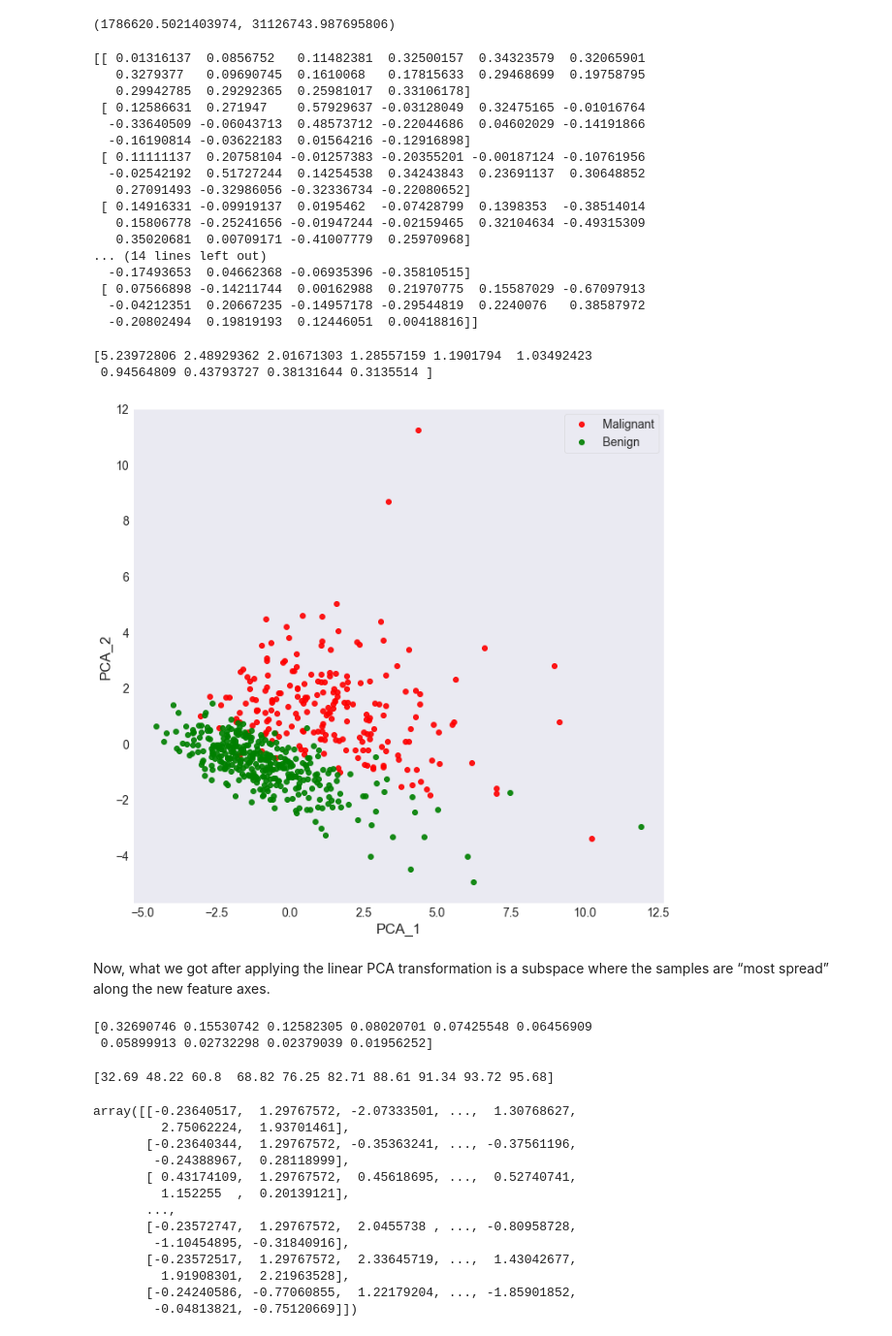
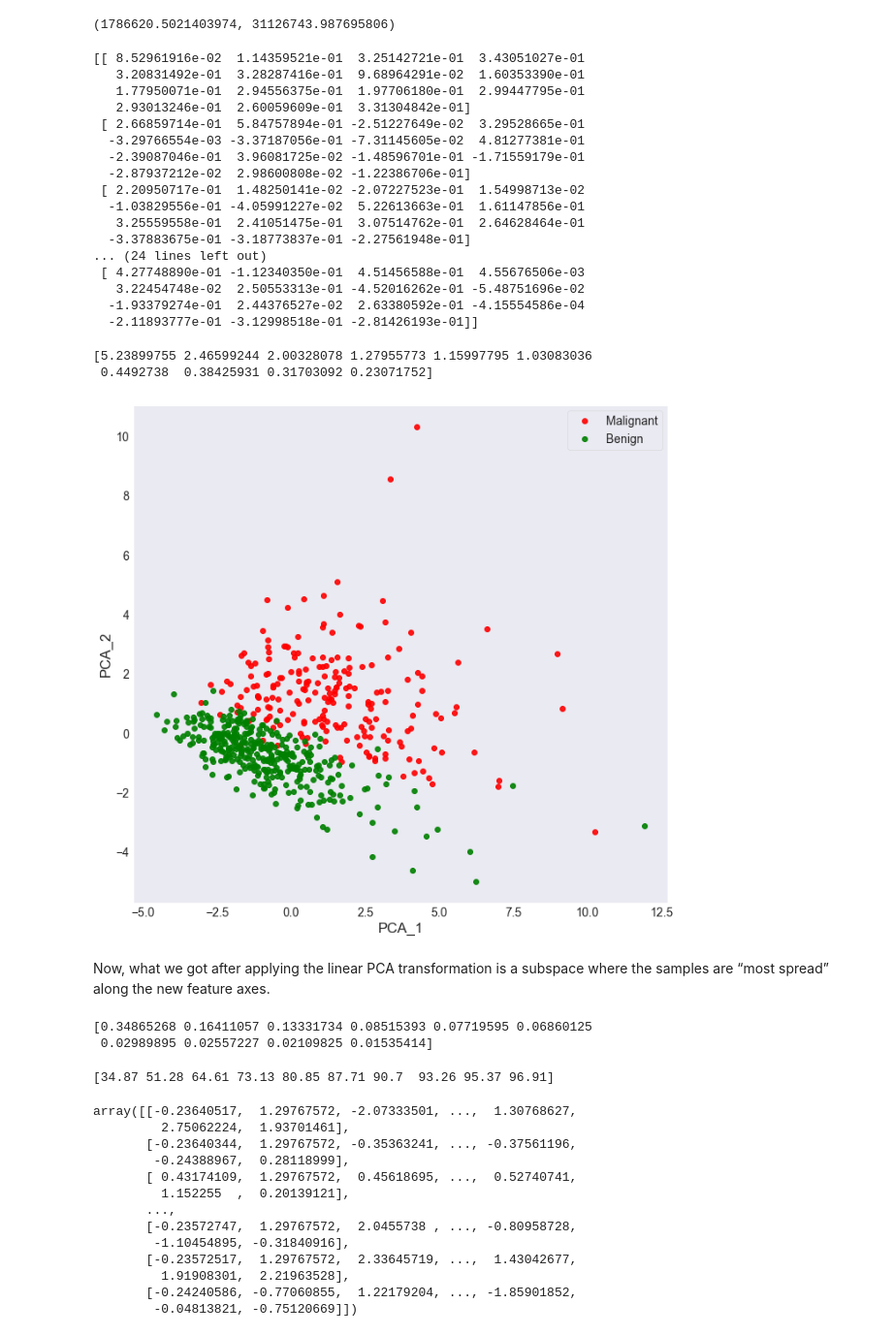
Before and after one commit to shubhramahey/Breast-Cancer-Analysis, a Jupyter notebook: Breast Cancer Analysis.ipynb, the cells around one changed output. Shown at 97% size. Cells and saved outputs as stored; diff of their text form; code cells hidden in the pictures.

```diff
--- a/Breast Cancer Analysis.ipynb
+++ b/Breast Cancer Analysis.ipynb
@@ -282,8 +285,9 @@ plt.style.use('fivethirtyeight')
 sns.set_style("dark")
 
 data1 = pd.read_csv(r'C:\Users\Gaurav\Desktop\Breast Cancer\Data\breast-cancer.csv', index_col=False)
-data1.drop('Unnamed: 32',axis=1, inplace=True)
-gs = data1
+#list = ['Unnamed: 32', 'id']
+data1.drop('Unnamed: 32', axis=1, inplace=True)
+data2 = data1
 
 # Correlation matrix for the mean data
 corr = data_mean.corr()
@@ -342,7 +345,7 @@ Furthermore, Compactness_mean, concavity_mean and concave points_mean are correl
 # %%
 #dropping the correlated variables
 drop_list1 = ['perimeter_mean','radius_mean','compactness_mean','concavity_worst', 'concave points_mean','radius_se','perimeter_se','radius_worst','perimeter_worst','compactness_worst','concave points_worst','compactness_se','concave points_se','texture_worst','area_worst']
-df_new = gs.drop(drop_list1,axis = 1 )
+df_new = data2.drop(drop_list1,axis = 1 )
 df_new.head()
 # %% [output]
 |  | id | diagnosis | texture_mean | area_mean | smoothness_mean | concavity_mean | symmetry_mean | ... |
@@ -480,7 +499,8 @@ gs.head()
 #Assign predictors to a variable of ndarray (matrix) type
 d_5= d_4
 y=d_5.diagnosis
-x=d_5.drop('diagnosis',axis=1)
-d_5.shape
-#data5.head()
+list = ['diagnosis','id']
+x=d_5.drop(list,axis=1)
+x.shape
+#x.head()
 # %% [output]
@@ -523,45 +534,45 @@ pca = PCA(n_components = 10)
 fitX = pca.fit(xs)
 print(fitX.components_)
 # %% [output]
-[[ 0.01316137  0.0856752   0.11482381  0.32500157  0.34323579  0.32065901
-   0.3279377   0.09690745  0.1610068   0.17815633  0.29468699  0.19758795
-   0.29942785  0.29292365  0.25981017  0.33106178]
- [ 0.12586631  0.271947    0.57929637 -0.03128049  0.32475165 -0.01016764
-  -0.33640509 -0.06043713  0.48573712 -0.22044686  0.04602029 -0.14191866
-  -0.16190814 -0.03622183  0.01564216 -0.12916898]
- [ 0.11111137  0.20758104 -0.01257383 -0.20355201 -0.00187124 -0.10761956
-  -0.02542192  0.51727244  0.14254538  0.34243843  0.23691137  0.30648852
-   0.27091493 -0.32986056 -0.32336734 -0.22080652]
- [ 0.14916331 -0.09919137  0.0195462  -0.07428799  0.1398353  -0.38514014
-   0.15806778 -0.25241656 -0.01947244 -0.02159465  0.32104634 -0.49315309
-   0.35020681  0.00709171 -0.41007779  0.25970968]
-... (14 lines left out)
-  -0.17493653  0.04662368 -0.06935396 -0.35810515]
- [ 0.07566898 -0.14211744  0.00162988  0.21970775  0.15587029 -0.67097913
-  -0.04212351  0.20667235 -0.14957178 -0.29544819  0.2240076   0.38587972
-  -0.20802494  0.19819193  0.12446051  0.00418816]]
+[[ 8.52961916e-02  1.14359521e-01  3.25142721e-01  3.43051027e-01
+   3.20831492e-01  3.28287416e-01  9.68964291e-02  1.60353390e-01
+   1.77950071e-01  2.94556375e-01  1.97706180e-01  2.99447795e-01
+   2.93013246e-01  2.60059609e-01  3.31304842e-01]
+ [ 2.66859714e-01  5.84757894e-01 -2.51227649e-02  3.29528665e-01
+  -3.29766554e-03 -3.37187056e-01 -7.31145605e-02  4.81277381e-01
+  -2.39087046e-01  3.96081725e-02 -1.48596701e-01 -1.71559179e-01
+  -2.87937212e-02  2.98600808e-02 -1.22386706e-01]
+ [ 2.20950717e-01  1.48250141e-02 -2.07227523e-01  1.54998713e-02
+  -1.03829556e-01 -4.05991227e-02  5.22613663e-01  1.61147856e-01
+   3.25559558e-01  2.41051475e-01  3.07514762e-01  2.64628464e-01
+  -3.37883675e-01 -3.18773837e-01 -2.27561948e-01]
+... (24 lines left out)
+ [ 4.27748890e-01 -1.12340350e-01  4.51456588e-01  4.55676506e-03
+   3.22454748e-02  2.50553313e-01 -4.52016262e-01 -5.48751696e-02
+  -1.93379274e-01  2.44376527e-02  2.63380592e-01 -4.15554586e-04
+  -2.11893777e-01 -3.12998518e-01 -2.81426193e-01]]
 # %%
 print(fitX.explained_variance_)
 # %% [output]
-[5.23972806 2.48929362 2.01671303 1.28557159 1.1901794  1.03492423
- 0.94564809 0.43793727 0.38131644 0.3135514 ]
+[5.23899755 2.46599244 2.00328078 1.27955773 1.15997795 1.03083036
+ 0.4492738  0.38425931 0.31703092 0.23071752]
 # %%
 pca_X = pca.transform(xs)
 
 PCA_df = pd.DataFrame()
 
 PCA_df['PCA_1'] = pca_X[:,0]
 PCA_df['PCA_2'] = pca_X[:,1]
 
-plt.plot(PCA_df['PCA_1'][gs.diagnosis == 'M'],PCA_df['PCA_2'][gs.diagnosis == 'M'],'o', alpha = 0.9, color = 'r')
-plt.plot(PCA_df['PCA_1'][gs.diagnosis == 'B'],PCA_df['PCA_2'][gs.diagnosis == 'B'],'o', alpha = 0.9, color = 'g')
+plt.plot(PCA_df['PCA_1'][data2.diagnosis == 'M'],PCA_df['PCA_2'][data2.diagnosis == 'M'],'o', alpha = 0.9, color = 'r')
+plt.plot(PCA_df['PCA_1'][data2.diagnosis == 'B'],PCA_df['PCA_2'][data2.diagnosis == 'B'],'o', alpha = 0.9, color = 'g')
 
 plt.xlabel('PCA_1')
 plt.ylabel('PCA_2')
 plt.legend(['Malignant','Benign'])
 plt.show()
 # %% [output]
-[figure, old version]
+[figure, new version]
 # %% [markdown]
 Now, what we got after applying the linear PCA transformation is a subspace where the samples are “most spread” along the new feature axes.
 # %%
@@ -569,14 +580,14 @@ Now, what we got after applying the linear PCA transformation is a subspace wher
 var= pca.explained_variance_ratio_
 print(var)
 # %% [output]
-[0.32690746 0.15530742 0.12582305 0.08020701 0.07425548 0.06456909
- 0.05899913 0.02732298 0.02379039 0.01956252]
+[0.34865268 0.16411057 0.13331734 0.08515393 0.07719595 0.06860125
+ 0.02989895 0.02557227 0.02109825 0.01535414]
 # %%
 # the cumulative variance shows
 cumvar=np.cumsum(np.round(pca.explained_variance_ratio_, decimals=4)*100)
 print(cumvar)
 # %% [output]
-[32.69 48.22 60.8  68.82 76.25 82.71 88.61 91.34 93.72 95.68]
+[34.87 51.28 64.61 73.13 80.85 87.71 90.7  93.26 95.37 96.91]
 # %%
 ## Standardize the Dataset
 from sklearn.preprocessing import scale
```
Also changed, not shown: parts of 69 cells of this notebook.
